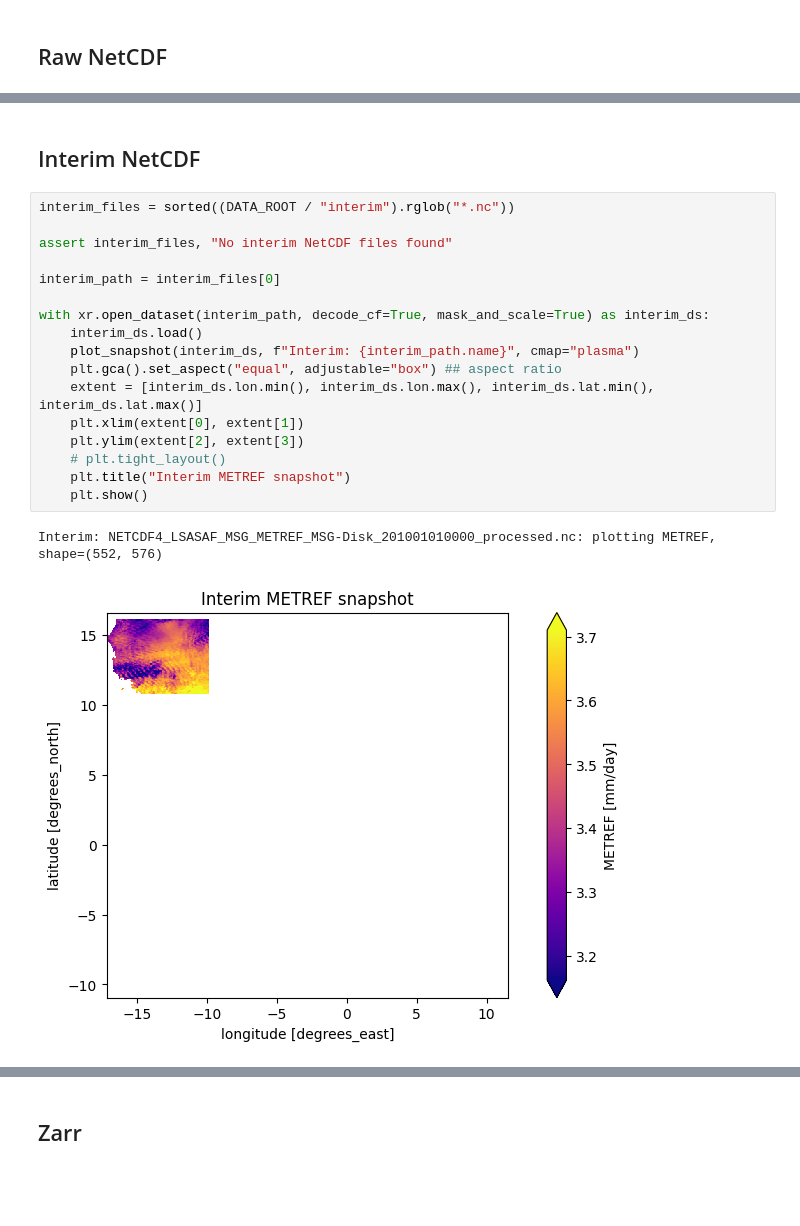
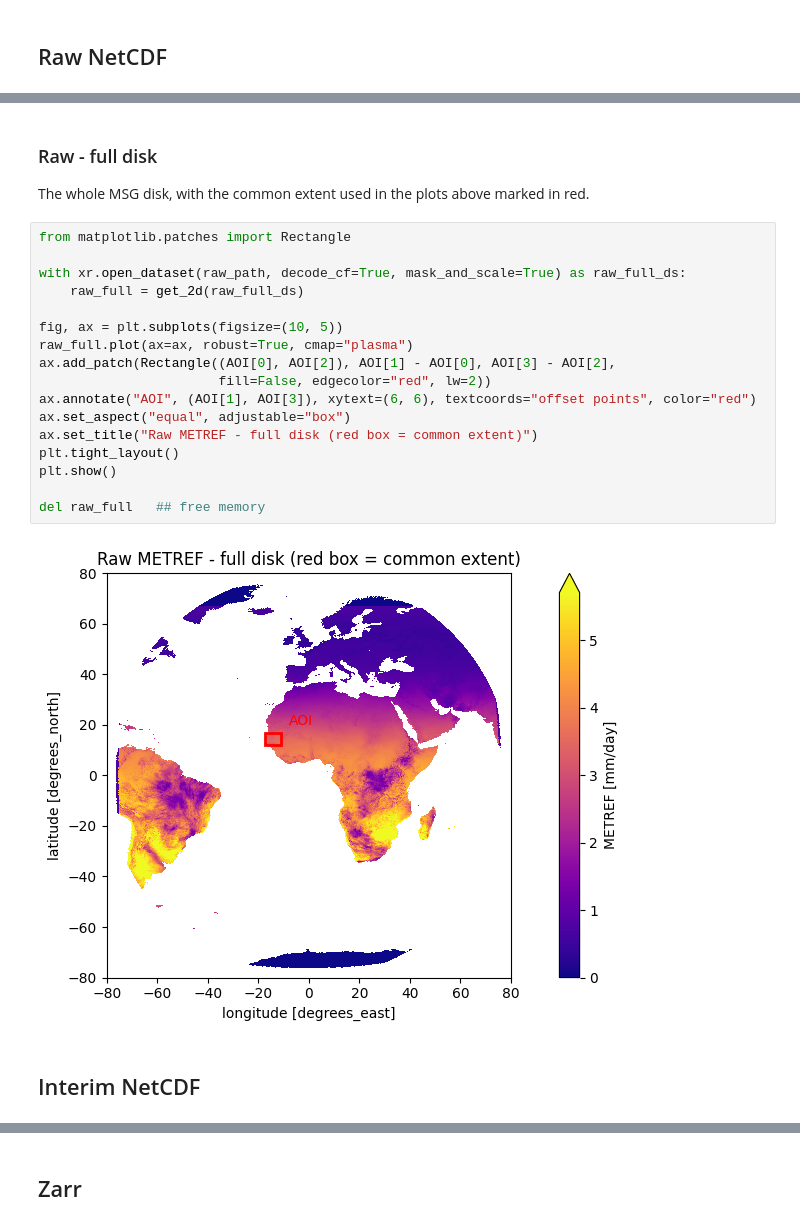
Before and after one commit to khizerzakir/tutorial-repo, a Jupyter notebook: code/notebooks/plot_data.ipynb, the cells around one changed output, grey strips where cells are left out. Drawn from its saved outputs; the diff is of its cells as text; blank space fills up the shorter version.

```diff
--- a/code/notebooks/plot_data.ipynb
+++ b/code/notebooks/plot_data.ipynb
@@ -60,22 +138,25 @@ Raw: NETCDF4_LSASAF_MSG_METREF_MSG-Disk_201001010000.nc: plotting METREF, shape=
+# %% [markdown]
+### Raw - full disk
+
+The whole MSG disk, with the common extent used in the plots above marked in red.
+# %%
+from matplotlib.patches import Rectangle
+
+with xr.open_dataset(raw_path, decode_cf=True, mask_and_scale=True) as raw_full_ds:
+    raw_full = get_2d(raw_full_ds)
+
+fig, ax = plt.subplots(figsize=(10, 5))
+raw_full.plot(ax=ax, robust=True, cmap="plasma")
+ax.add_patch(Rectangle((AOI[0], AOI[2]), AOI[1] - AOI[0], AOI[3] - AOI[2],
+                       fill=False, edgecolor="red", lw=2))
+ax.annotate("AOI", (AOI[1], AOI[3]), xytext=(6, 6), textcoords="offset points", color="red")
+ax.set_aspect("equal", adjustable="box")
+ax.set_title("Raw METREF - full disk (red box = common extent)")
+plt.tight_layout()
+plt.show()
+
+del raw_full   ## free memory
+# %% [output]
+[figure, added]
 # %% [markdown]
 ## Interim NetCDF
-# %%
-interim_files = sorted((DATA_ROOT / "interim").rglob("*.nc"))
-
-assert interim_files, "No interim NetCDF files found"
-
-interim_path = interim_files[0]
-
-with xr.open_dataset(interim_path, decode_cf=True, mask_and_scale=True) as interim_ds:
-    interim_ds.load()
-    plot_snapshot(interim_ds, f"Interim: {interim_path.name}", cmap="plasma")
-    plt.gca().set_aspect("equal", adjustable="box") ## aspect ratio
-    extent = [interim_ds.lon.min(), interim_ds.lon.max(), interim_ds.lat.min(), interim_ds.lat.max()]
-    plt.xlim(extent[0], extent[1])
-    plt.ylim(extent[2], extent[3])
-    # plt.tight_layout()
-    plt.title("Interim METREF snapshot")
-    plt.show()
-# %% [output]
-Interim: NETCDF4_LSASAF_MSG_METREF_MSG-Disk_201001010000_processed.nc: plotting METREF, shape=(552, 576)
-[figure, removed]
```
Also changed, not shown: parts of 15 cells of this notebook, 9 other files.
